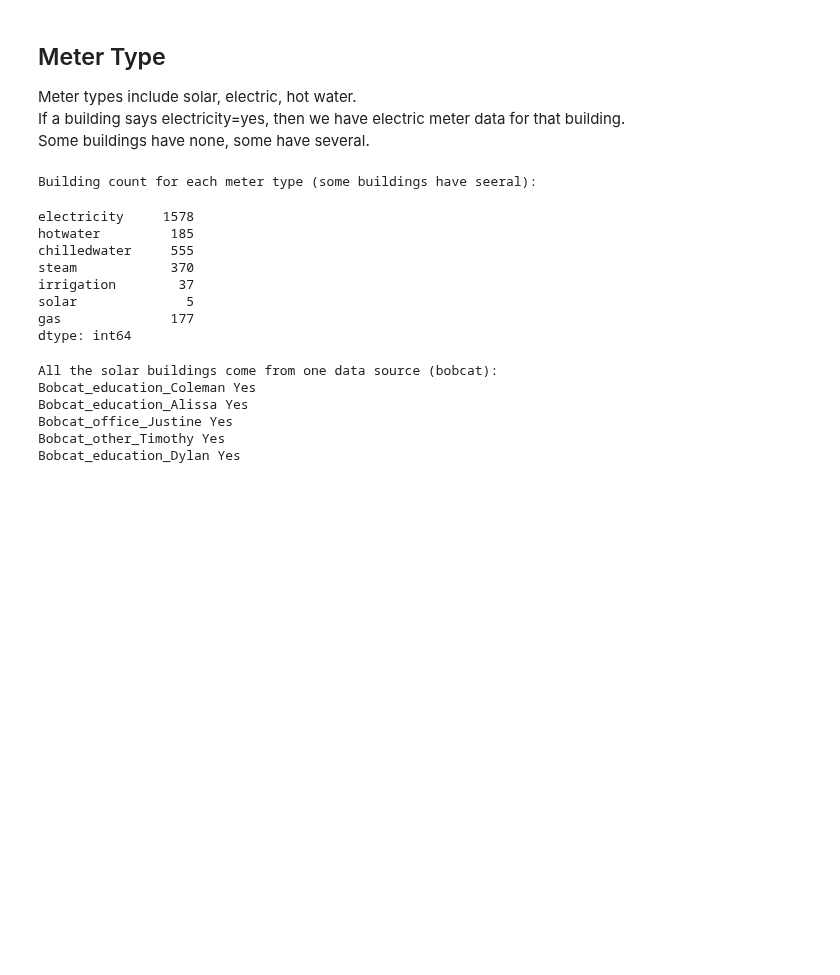
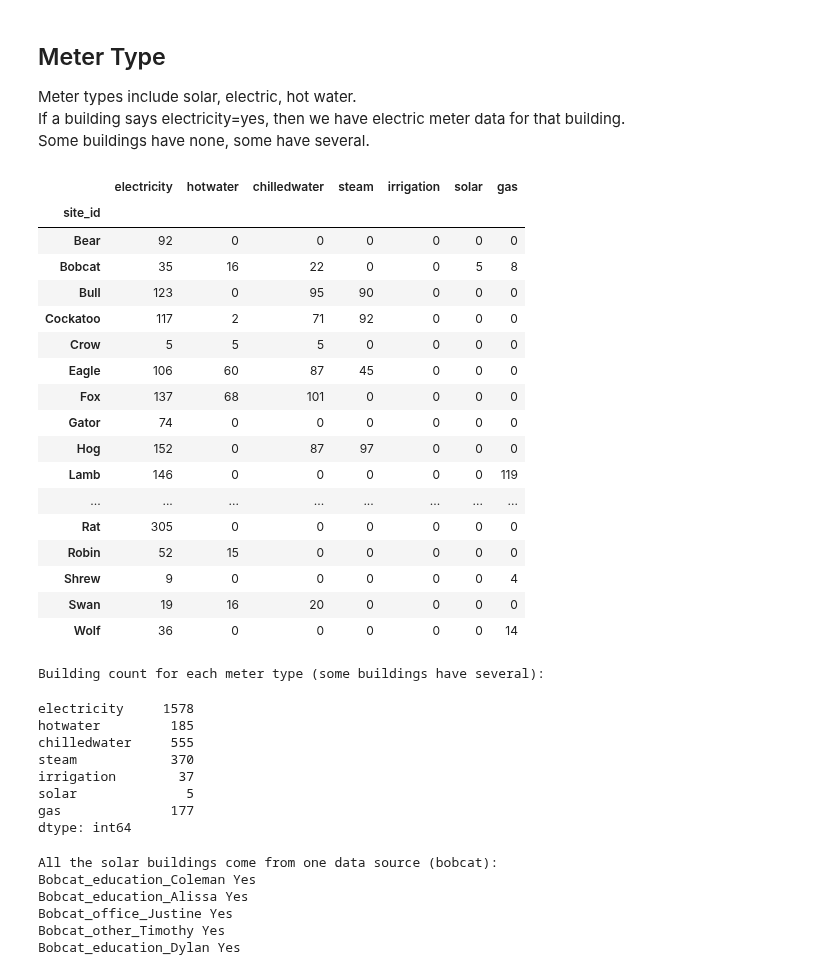
Before and after one commit to ShepherdCode/BuildingEnergy, a Jupyter notebook: Metadata_100.ipynb, the cells around one changed output. Drawn from its saved outputs; the diff is of its cells as text; code cells hidden in the pictures; blank space fills up the shorter version.

Commit message:
Look at metadata per site.

```diff
--- a/Metadata_100.ipynb
+++ b/Metadata_100.ipynb
@@ -120,12 +147,33 @@ dtype: int64
 Meter types include solar, electric, hot water.
 If a building says electricity=yes, then we have electric meter data for that building.
 Some buildings have none, some have several.
+# %%
+meter_types=['electricity','hotwater','chilledwater','steam','irrigation','solar','gas']
+meta_df.groupby('site_id').count()[meter_types]
+# %% [output]
+|  | electricity | hotwater | chilledwater | steam | irrigation | solar | gas |
+| site_id |  |  |  |  |  |  |  |
+| Bear | 92 | 0 | 0 | 0 | 0 | 0 | 0 |
+| Bobcat | 35 | 16 | 22 | 0 | 0 | 5 | 8 |
+| Bull | 123 | 0 | 95 | 90 | 0 | 0 | 0 |
+| Cockatoo | 117 | 2 | 71 | 92 | 0 | 0 | 0 |
+| Crow | 5 | 5 | 5 | 0 | 0 | 0 | 0 |
+| Eagle | 106 | 60 | 87 | 45 | 0 | 0 | 0 |
+| Fox | 137 | 68 | 101 | 0 | 0 | 0 | 0 |
+| Gator | 74 | 0 | 0 | 0 | 0 | 0 | 0 |
+| Hog | 152 | 0 | 87 | 97 | 0 | 0 | 0 |
+| Lamb | 146 | 0 | 0 | 0 | 0 | 0 | 119 |
+| ... | ... | ... | ... | ... | ... | ... | ... |
+| Rat | 305 | 0 | 0 | 0 | 0 | 0 | 0 |
+| Robin | 52 | 15 | 0 | 0 | 0 | 0 | 0 |
+| Shrew | 9 | 0 | 0 | 0 | 0 | 0 | 4 |
+| Swan | 19 | 16 | 20 | 0 | 0 | 0 | 0 |
+| Wolf | 36 | 0 | 0 | 0 | 0 | 0 | 14 |
 # %%
-print("Building count for each meter type (some buildings have seeral):")
-energy_types=['electricity','hotwater','chilledwater','steam','irrigation','solar','gas']
-meta_df[energy_types].count()
+print("Building count for each meter type (some buildings have several):")
+meta_df[meter_types].count()
 # %% [output]
-Building count for each meter type (some buildings have seeral):
+Building count for each meter type (some buildings have several):
 electricity     1578
 hotwater         185
 chilledwater     555
```
Also changed, not shown: parts of 9 cells of this notebook.
